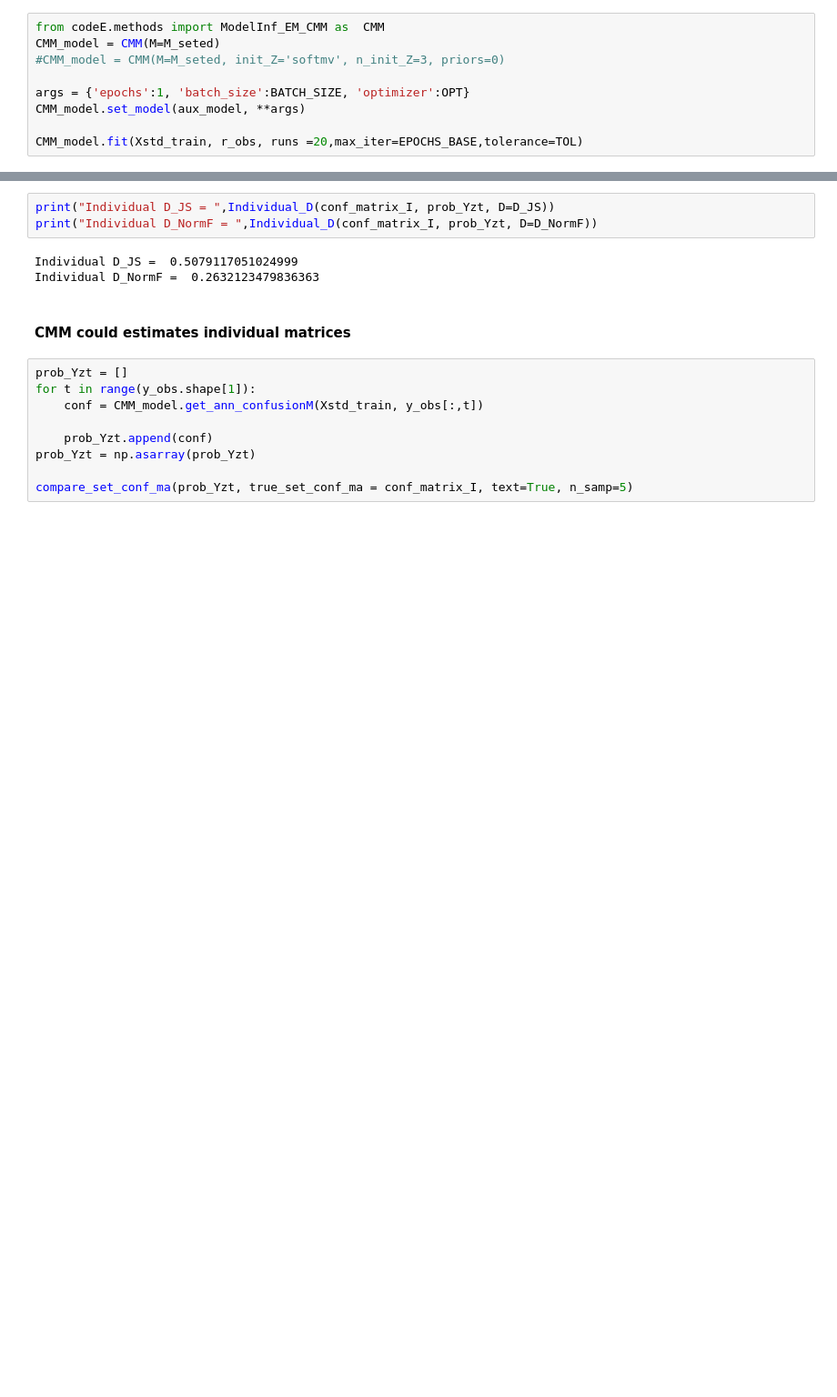
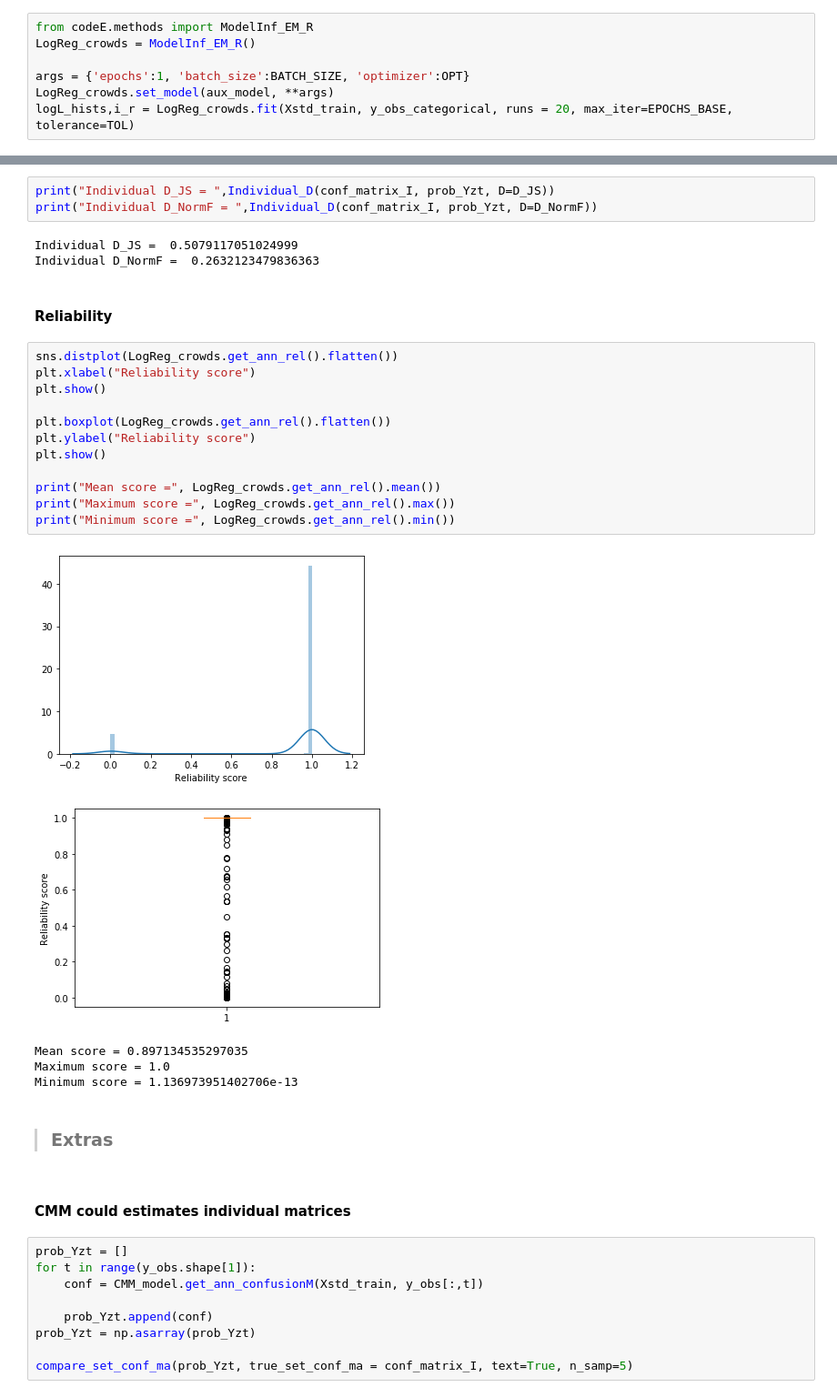
Before and after one commit to fmenat/PyLearningCrowds, a Jupyter notebook: Tutorial - LabelMe Global.ipynb, the cells around one changed output, grey strips where cells are left out. Shown at 91% size. Drawn from its saved outputs; the diff is of its cells as text; blank space fills up the shorter version.

```diff
--- a/Tutorial - LabelMe Global.ipynb
+++ b/Tutorial - LabelMe Global.ipynb
@@ -471,13 +529,11 @@ Trainable params: 66,696
 Non-trainable params: 0
 _________________________________________________________________
 # %%
-from codeE.methods import ModelInf_EM_CMM as  CMM
-CMM_model = CMM(M=M_seted)
-#CMM_model = CMM(M=M_seted, init_Z='softmv', n_init_Z=3, priors=0)
+from codeE.methods import ModelInf_EM_R
+LogReg_crowds = ModelInf_EM_R()
 
 args = {'epochs':1, 'batch_size':BATCH_SIZE, 'optimizer':OPT}
-CMM_model.set_model(aux_model, **args)
-
-CMM_model.fit(Xstd_train, r_obs, runs =20,max_iter=EPOCHS_BASE,tolerance=TOL)
+LogReg_crowds.set_model(aux_model, **args)
+logL_hists,i_r = LogReg_crowds.fit(Xstd_train, y_obs_categorical, runs = 20, max_iter=EPOCHS_BASE, tolerance=TOL)
 # %% [output]
 Initializing new EM...
@@ -903,6 +1033,28 @@ print("Individual D_NormF = ",Individual_D(conf_matrix_I, prob_Yzt, D=D_NormF))
 # %% [output]
 Individual D_JS =  0.5079117051024999
 Individual D_NormF =  0.2632123479836363
+# %% [markdown]
+#### Reliability
+# %%
+sns.distplot(LogReg_crowds.get_ann_rel().flatten())
+plt.xlabel("Reliability score")
+plt.show()
+
+plt.boxplot(LogReg_crowds.get_ann_rel().flatten())
+plt.ylabel("Reliability score")
+plt.show()
+
+print("Mean score =", LogReg_crowds.get_ann_rel().mean())
+print("Maximum score =", LogReg_crowds.get_ann_rel().max())
+print("Minimum score =", LogReg_crowds.get_ann_rel().min())
+# %% [output]
+[figure, added]
+[figure, added]
+Mean score = 0.897134535297035
+Maximum score = 1.0
+Minimum score = 1.136973951402706e-13
+# %% [markdown]
+> ### Extras
 # %% [markdown]
 #### CMM could estimates individual matrices
 # %%
```
Also changed, not shown: parts of 28 cells of this notebook, 12 other files.
